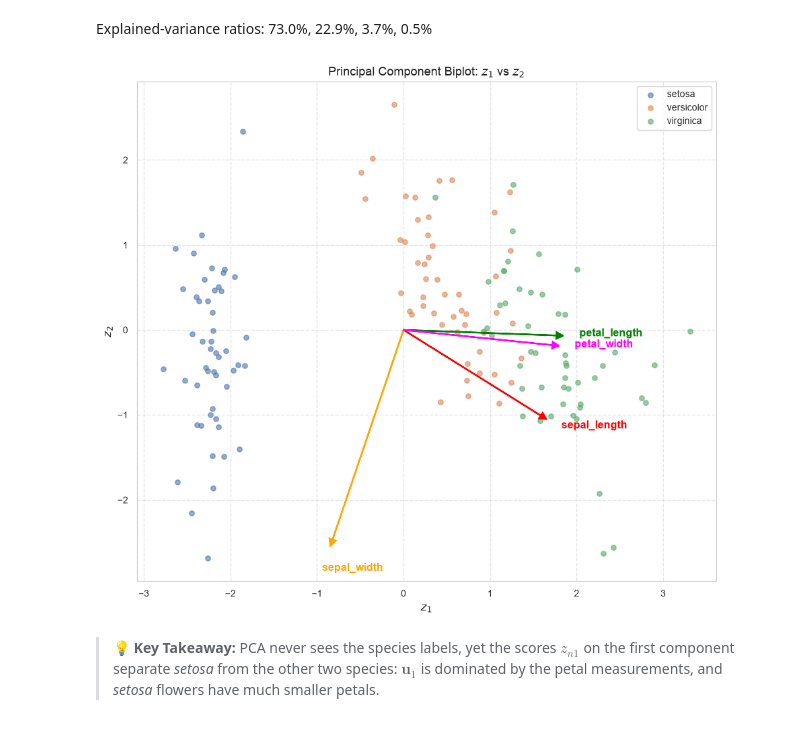
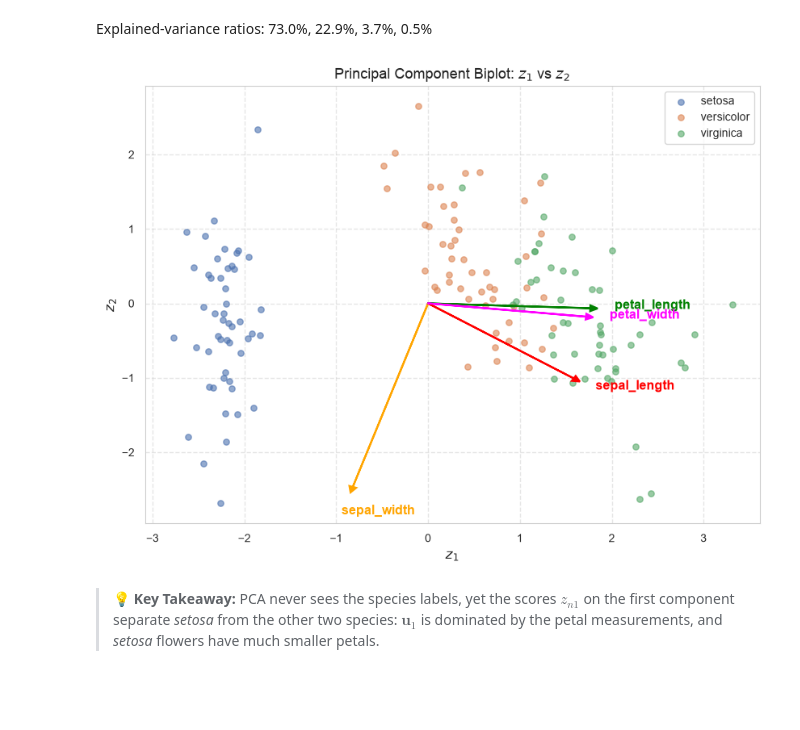
Before and after one commit to konstantin-schekotihin/dl_course, a Jupyter notebook: ML-DL/01_foundations/04_algebra.ipynb, the cells around one changed output. Cells and saved outputs as stored; diff of their text form; code cells hidden in the pictures; blank space fills up the shorter version.

```diff
--- a/ML-DL/01_foundations/04_algebra.ipynb
+++ b/ML-DL/01_foundations/04_algebra.ipynb
@@ -1180,9 +1188,10 @@ $\mathbf{u}_1 = (0.521, -0.269, 0.58, 0.565)^\mathrm{T}$ for (sepal_length, sepa
 Explained-variance ratios: 73.0%, 22.9%, 3.7%, 0.5%
 # %%
 hp.plot_pca_biplot(0, 1, Z_iris, U_iris.t(), None, dfi.columns[0:4],
-                   colors=['red', 'orange', 'green', 'magenta'], groups=dfi["species"])
+                   colors=['red', 'orange', 'green', 'magenta'], groups=dfi["species"],
+                   figsize=(8.5, 6.5))
 # %% [output]
-[figure, old version]
+[figure, new version]
 # %% [markdown]
 > 💡 **Key Takeaway:** PCA never sees the species labels, yet the scores $z_{n1}$ on the first component separate *setosa* from the other two species: $\mathbf{u}_1$ is dominated by the petal measurements, and *setosa* flowers have much smaller petals.
 # %% [markdown]
```
Also changed, not shown: parts of 13 cells of this notebook, 5 other files.
